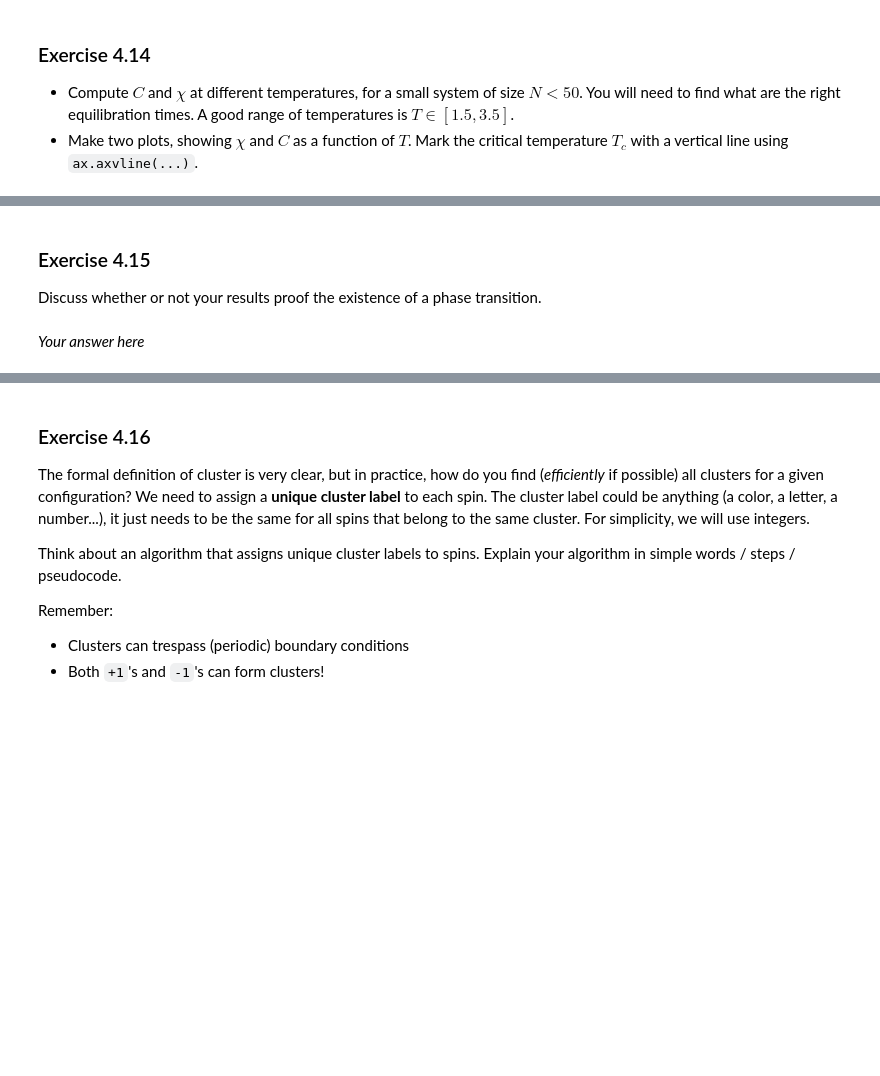
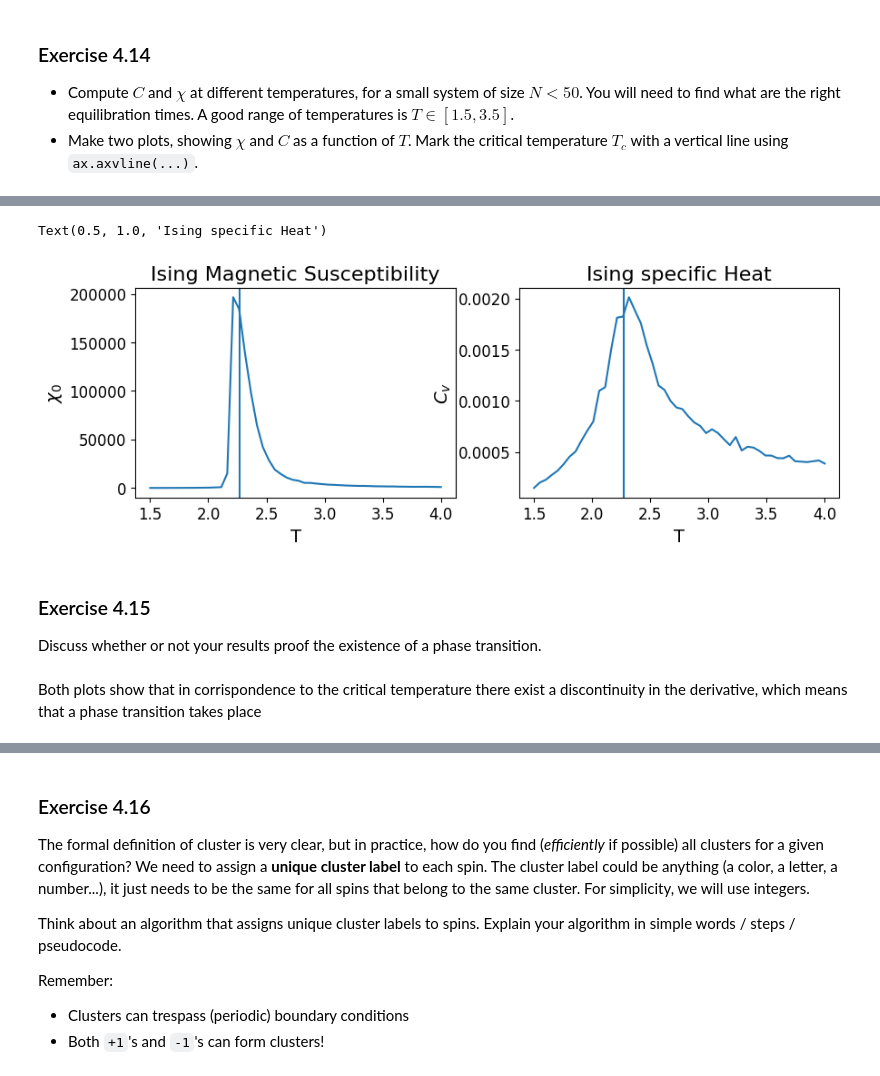
Before and after one commit to SwgAnno/stat-mech-python-course, a Jupyter notebook: notebooks/4-Ising-Model-Annoni.ipynb, the cells around one changed output, grey strips where cells are left out. Saved outputs shown, nothing was run; the diff lists cells and outputs as text; code cells hidden in the pictures; blank space fills up the shorter version.

```diff
--- a/notebooks/4-Ising-Model-Annoni.ipynb
+++ b/notebooks/4-Ising-Model-Annoni.ipynb
@@ -681,16 +749,21 @@ def calculate_susceptibility_specific_heat(system_size=None, temperature=None, e
 + Compute $C$ and $\chi$ at different temperatures, for a small system of size $N<50$. You will need to find what are the right equilibration times. A good range of temperatures is $T \in [1.5, 3.5]$.
 + Make two plots, showing $\chi$ and $C$ as a function of $T$. Mark the critical temperature $T_c$ with a vertical line using `ax.axvline(...)`.
 # %%
+n_points = 50
 # define range of temperatures: 50 points from 1.5 to 4.
-temperatures = ...
+temperatures = np.linspace(1.5,4, num = n_points)
 # system size
-system_size = ...
+system_size = 30
 # equilibration time
-equilibration_time = ...
+equilibration_time = 6
 # n_samples
-n_samples = ...
+n_samples = 1000
+
+
+chis = np.empty(n_points)
+Cs = np.empty(n_points)
 
 # loop over temperatures, compute susceptibility and specific_heat
-...
-...
-...
+for i in range(n_points):
+    print("Iteration {} of {}".format(i+1, n_points))
+    chis[i], Cs[i] = calculate_susceptibility_specific_heat(system_size, temperatures[i], equilibration_time, n_samples)
@@ -697,24 +788,27 @@ n_samples = ...
 # %%
 fig, (ax1, ax2) = plt.subplots(1, 2, figsize=(10,3))
 
 ax=ax1
-ax.plot(...)
-ax.axvline(...)
-ax.set_ylabel(...)
-ax.set_xlabel(...)
-ax.set_title(...)
+ax.plot(temperatures,chis)
+ax.axvline(T_critical)
+ax.set_xlabel("T")
+ax.set_ylabel("$\chi_0$")
+ax.set_title("Ising Magnetic Susceptibility")
 
 ax=ax2
-ax.plot(...)
-ax.axvline(...)
-ax.set_ylabel(...)
-ax.set_xlabel(...)
-ax.set_title(...)
+ax.plot(temperatures,Cs)
+ax.axvline(T_critical)
+ax.set_xlabel("T")
+ax.set_ylabel("$C_v$")
+ax.set_title("Ising specific Heat")
+# %% [output]
+Text(0.5, 1.0, 'Ising specific Heat')
+[figure, added]
 # %% [markdown]
 ### Exercise 4.15
 Discuss whether or not your results proof the existence of a phase transition.
-# %% [markdown]
-*Your answer here*
+# %% [markdown]
+Both plots show that in corrispondence to the critical temperature there exist a discontinuity in the derivative, which means that a phase transition takes place
 # %% [markdown]
 # Finding clusters
 Given an Ising configuration, we define a cluster of spins as a set of neighbouring spins of the same sign surrounded by spins of the opposite sign.
```
Also changed, not shown: parts of 18 cells of this notebook.
